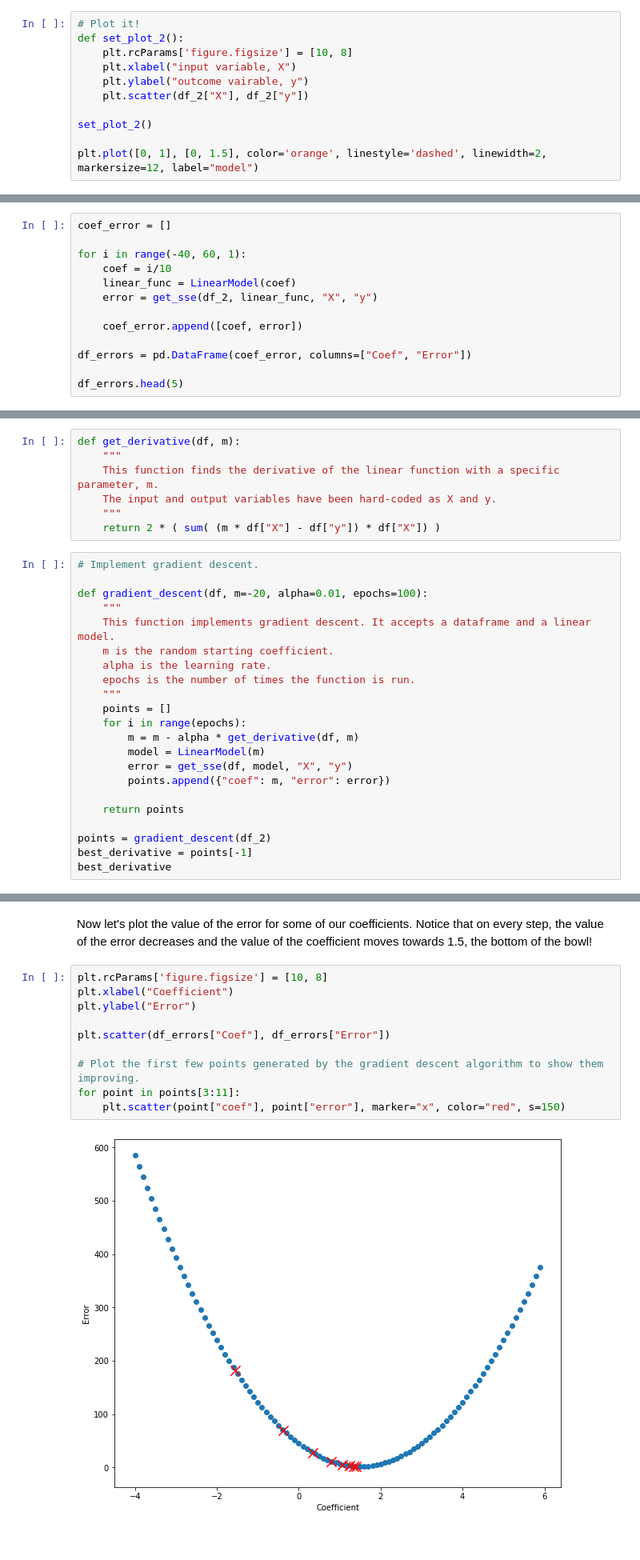
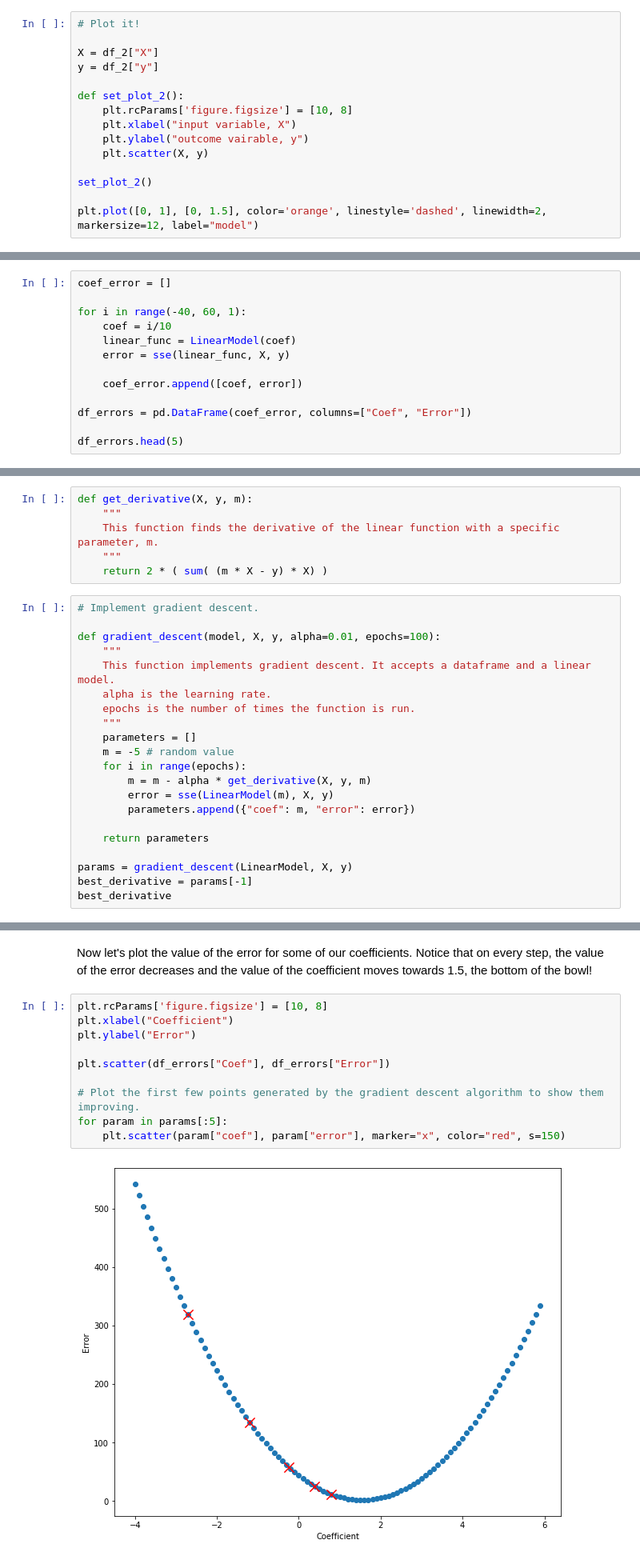
Before and after one commit to camoverride/notebooks, a Jupyter notebook: notebooks/everything_about_linear_regression.ipynb, the cells around one changed output, grey strips where cells are left out. Shown: that part at 80% size. Saved outputs shown, nothing was run; the diff lists cells and outputs as text.

```diff
--- a/notebooks/everything_about_linear_regression.ipynb
+++ b/notebooks/everything_about_linear_regression.ipynb
@@ -453,10 +453,14 @@ df_2.head(5)
 # %%
 # Plot it!
+
+X = df_2["X"]
+y = df_2["y"]
+
 def set_plot_2():
     plt.rcParams['figure.figsize'] = [10, 8]
     plt.xlabel("input variable, X")
     plt.ylabel("outcome vairable, y")
-    plt.scatter(df_2["X"], df_2["y"])
+    plt.scatter(X, y)
 
 set_plot_2()
 
@@ -498,7 +502,7 @@ coef_error = []
 for i in range(-40, 60, 1):
     coef = i/10
     linear_func = LinearModel(coef)
-    error = get_sse(df_2, linear_func, "X", "y")
+    error = sse(linear_func, X, y)
 
     coef_error.append([coef, error])
 
@@ -574,32 +580,30 @@ $$ \frac{d}{dm} SSE(m) = 2\sum_{i=1}^n (mx_i - y_i)x_i$$
 
 Now that we know the derivitive of this error function, we can think about how to apply this knowledge to updating our parameter, _m_. If we follow the slope of the function as it increases, we'll move away from the bottom of the bowl that we want to head towards. Instead, we can move against the slope by multiplying the derivative by _-1_ and then heading a small step in that direction. We only want to take a small step in that direction because large steps can make us overshoot the target. The step size is often called _alpha_ and _0.01_ is a good starting guess for _alpha_ (this can be re-guessed later if your parameter doesn't converge to a useful value).
 # %%
-def get_derivative(df, m):
+def get_derivative(X, y, m):
     """
     This function finds the derivative of the linear function with a specific parameter, m.
-    The input and output variables have been hard-coded as X and y.
     """
-    return 2 * ( sum( (m * df["X"] - df["y"]) * df["X"]) )
+    return 2 * ( sum( (m * X - y) * X) )
 # %%
 # Implement gradient descent.
 
-def gradient_descent(df, m=-20, alpha=0.01, epochs=100):
+def gradient_descent(model, X, y, alpha=0.01, epochs=100):
     """
     This function implements gradient descent. It accepts a dataframe and a linear model.
-    m is the random starting coefficient.
     alpha is the learning rate.
     epochs is the number of times the function is run.
     """
-    points = []
+    parameters = []
+    m = -5 # random value
     for i in range(epochs):
-        m = m - alpha * get_derivative(df, m)
-        model = LinearModel(m)
-        error = get_sse(df, model, "X", "y")
-        points.append({"coef": m, "error": error})
+        m = m - alpha * get_derivative(X, y, m)
+        error = sse(LinearModel(m), X, y)
+        parameters.append({"coef": m, "error": error})
 
-    return points
+    return parameters
 
-points = gradient_descent(df_2)
-best_derivative = points[-1]
+params = gradient_descent(LinearModel, X, y)
+best_derivative = params[-1]
 best_derivative
 # %% [output]
@@ -609,15 +613,15 @@ Now let's plot the value of the error for some of our coefficients. Notice that
 # %%
 plt.rcParams['figure.figsize'] = [10, 8]
 plt.xlabel("Coefficient")
 plt.ylabel("Error")
 
 plt.scatter(df_errors["Coef"], df_errors["Error"])
 
 # Plot the first few points generated by the gradient descent algorithm to show them improving.
-for point in points[3:11]:
-    plt.scatter(point["coef"], point["error"], marker="x", color="red", s=150)
+for param in params[:5]:
+    plt.scatter(param["coef"], param["error"], marker="x", color="red", s=150)
 # %% [output]
-[figure, old version]
+[figure, new version]
 # %% [markdown]
 This is great! Now, instead of randomly guessing thousands of times, we can find the correct value for the coefficient in just a few steps. Now let's use the coefficient we discovered to plot the model.
 # %%
```
Also changed, not shown: parts of 60 cells of this notebook.
